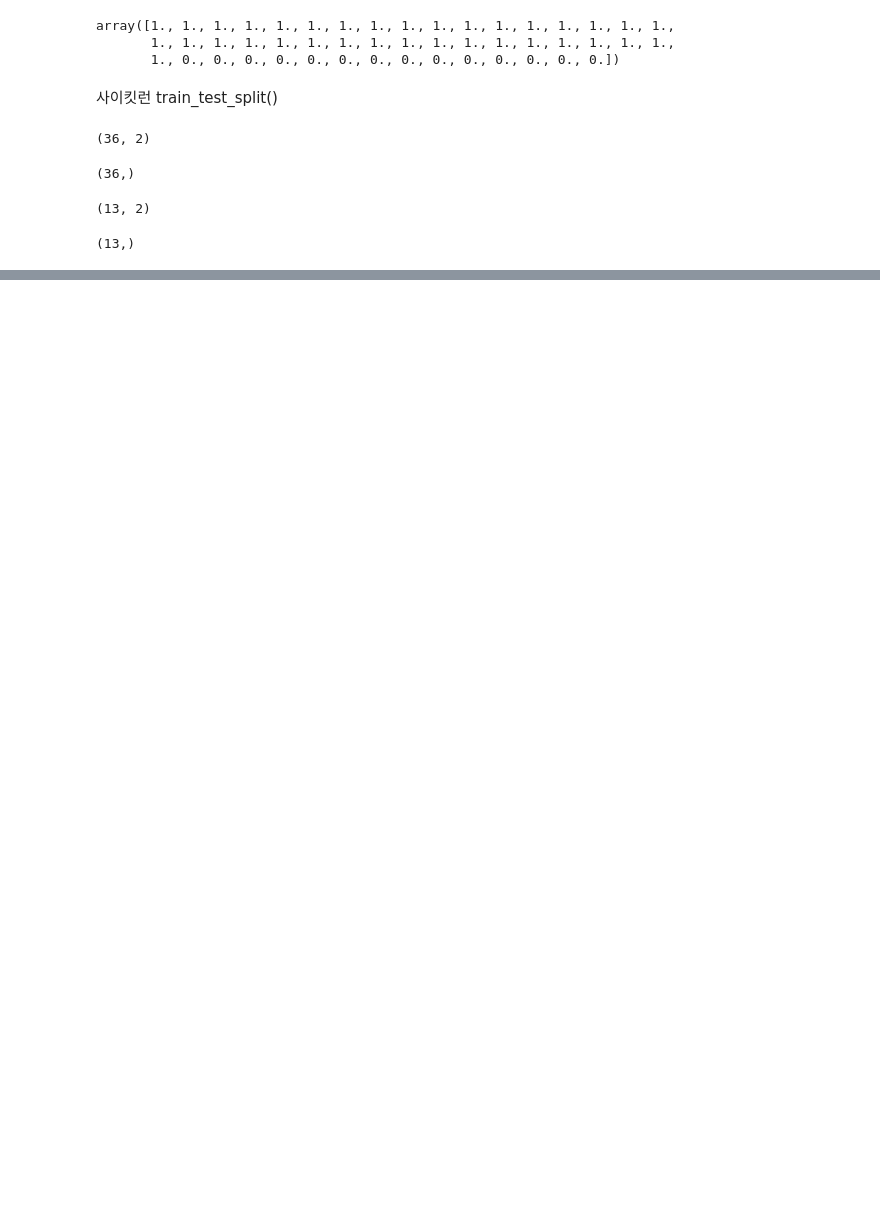
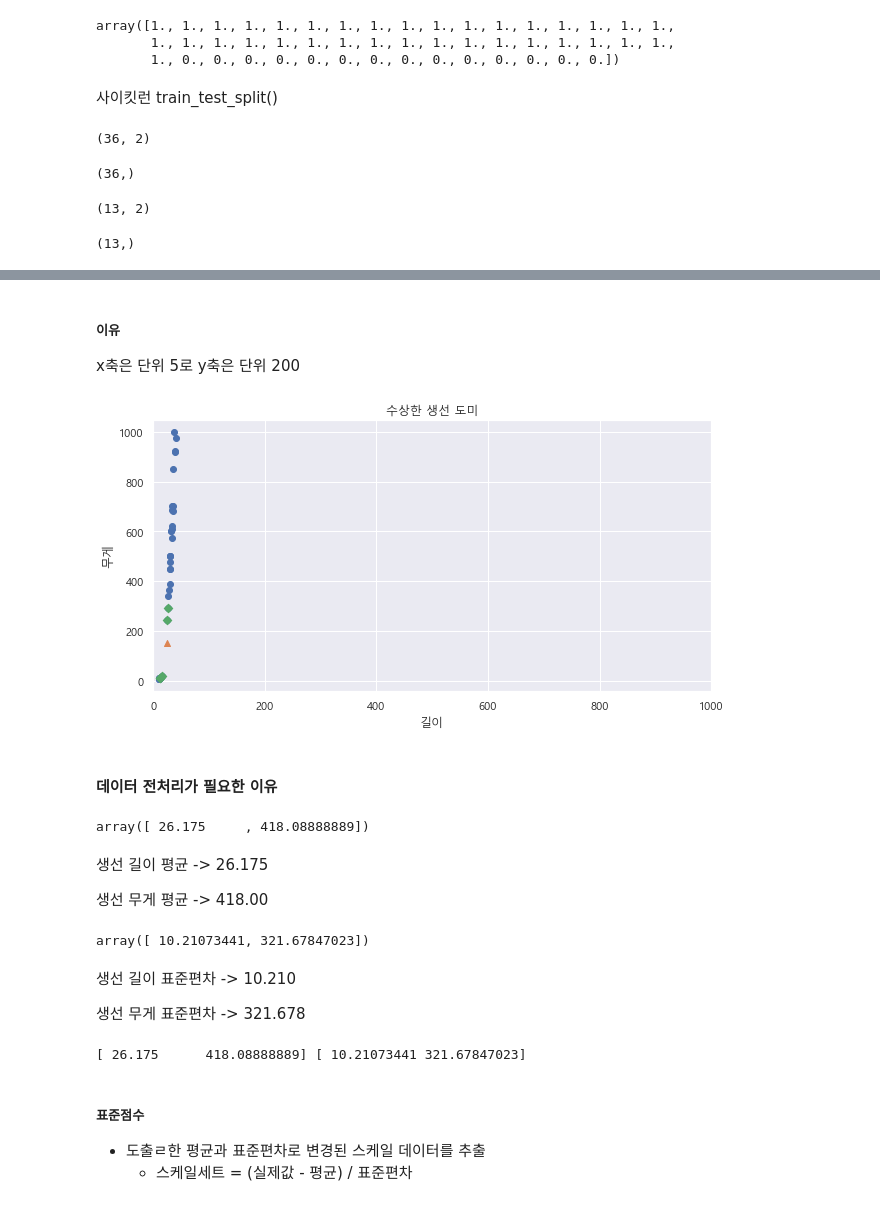
Before and after one commit to PLAYseung/study_ML, a Jupyter notebook: machin_learning/data_handling.ipynb, the cells around one changed output, grey strips where cells are left out. Drawn from its saved outputs; the diff is of its cells as text; code cells hidden in the pictures; blank space fills up the shorter version.

```diff
--- a/machin_learning/data_handling.ipynb
+++ b/machin_learning/data_handling.ipynb
@@ -87,0 +155,46 @@ test_target.shape
+# %% [markdown]
+##### 이유
+x축은 단위 5로 y축은 단위 200
+# %%
+plt.figure(figsize=(10,5))
+plt.scatter(x=train_input[:,0],y=train_input[:,1])
+plt.scatter(x=weired_bream[0],y=weired_bream[1],marker='^')
+plt.scatter(x=train_input[indices,0],y=train_input[indices,1],marker='D')
+plt.xlim((0,1000))
+
+plt.title('수상한 생선 도미')
+plt.xlabel('길이')
+plt.ylabel('무게')
+plt.show()
+# %% [output]
+[figure, added]
+# %% [markdown]
+#### 데이터 전처리가 필요한 이유
+# %%
+# 훈련세트 데이터의 전체 평균
+mean = np.mean(a=train_input,axis=0)
+mean
+# %% [output]
+array([ 26.175     , 418.08888889])
+# %% [markdown]
+생선 길이 평균 -> 26.175
+
+생선 무게 평균 -> 418.00
+# %%
+# 훈련세트 데이터의 전체 표준편차
+std = np.std(a=train_input,axis=0)
+std
+# %% [output]
+array([ 10.21073441, 321.67847023])
+# %% [markdown]
+생선 길이 표준편차 -> 10.210
+
+생선 무게 표준편차 -> 321.678
+# %%
+print(mean,std)
+# %% [output]
+[ 26.175      418.08888889] [ 10.21073441 321.67847023]
+# %% [markdown]
+##### 표준점수
+- 도출ㄹ한 평균과 표준편차로 변경된 스케일 데이터를 추출
+    - 스케일세트 = (실제값 - 평균) / 표준편차
```
Also changed, not shown: parts of 33 cells of this notebook, 2 other files.
